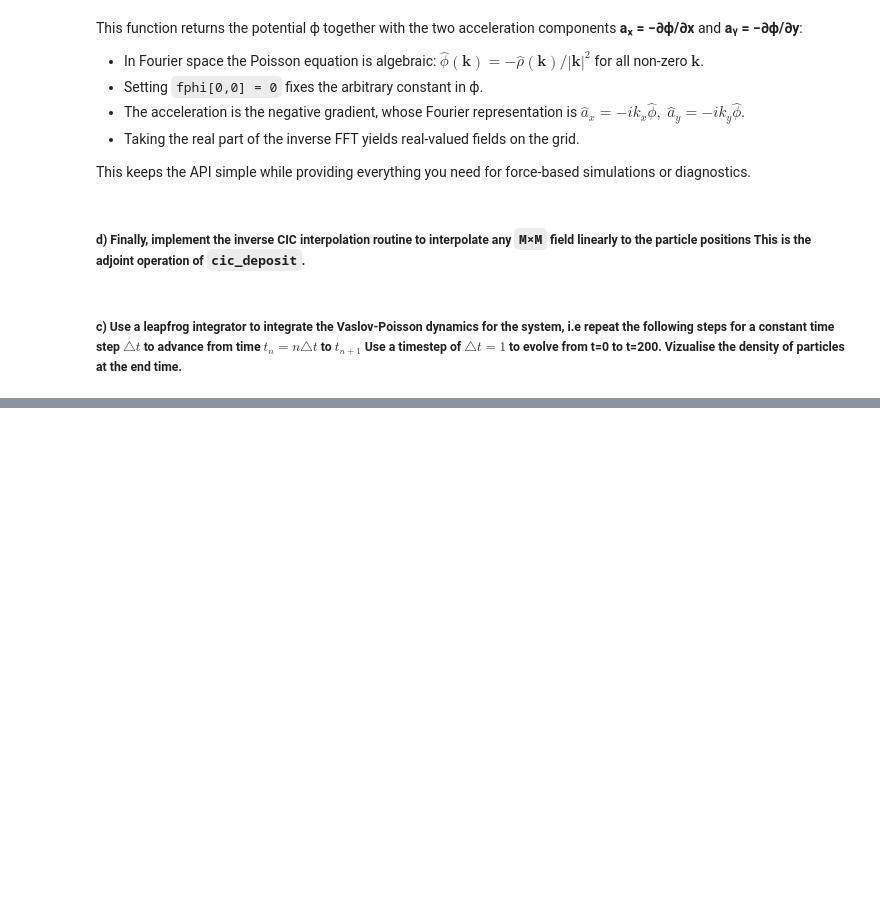
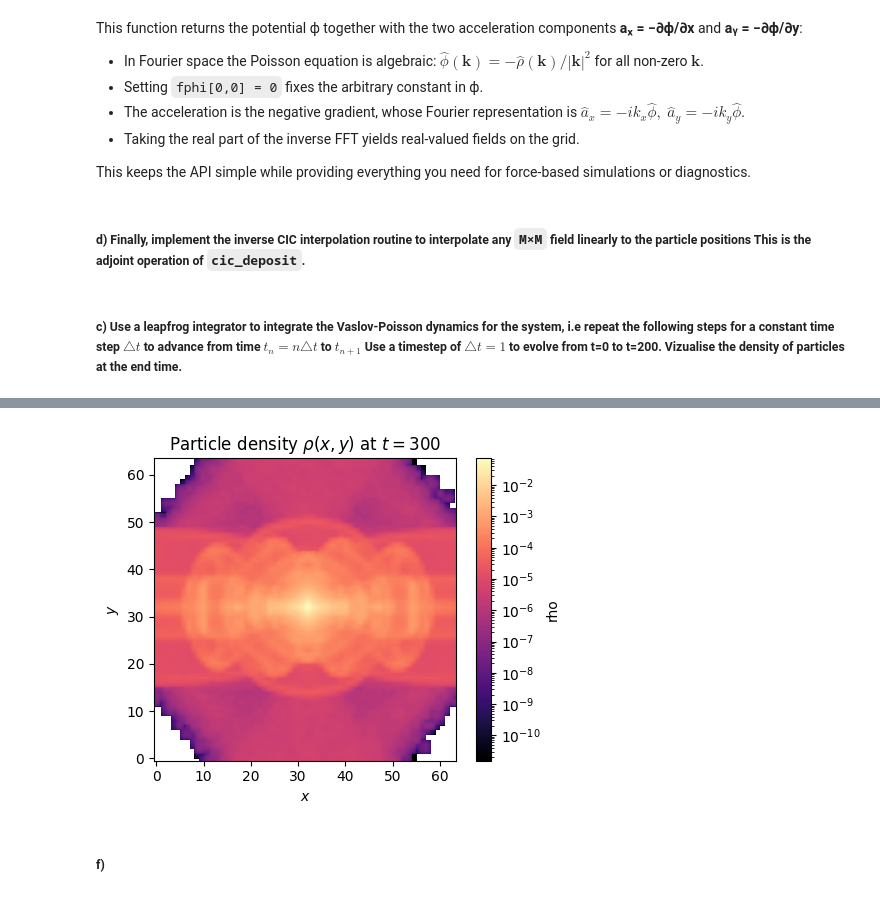
Before and after one commit to ShannonS00/Computational-Astrophysics, a Jupyter notebook: Worksheet_10/Worksheet_10_G22.ipynb, the cells around one changed output, grey strips where cells are left out. Cells and saved outputs as stored; diff of their text form; code cells hidden in the pictures; blank space fills up the shorter version.

```diff
--- a/Worksheet_10/Worksheet_10_G22.ipynb
+++ b/Worksheet_10/Worksheet_10_G22.ipynb
@@ -464,0 +362,38 @@ plt.show()
+# %%
+# Use it
+N = 10000000
+sigma_x, sigma_y = 0.15, 0.10
+sigma_p_factor = 1e-4
+m = 1.0 / N
+sigma_p = sigma_p_factor * m
+ngrid = 64
+dt = 1.0
+n_steps = 300
+
+np.random.seed(0)
+X0 = np.empty((N, 2))
+X0[:, 0] = (0.5 + sigma_x * np.random.randn(N)) % 1.0
+X0[:, 1] = (0.5 + sigma_y * np.random.randn(N)) % 1.0
+P0 = sigma_p * np.random.randn(N, 2)
+
+# evolve
+Xf, Pf, rho_f = leapfrog_pic(X0, P0, m, ngrid=ngrid, dt=dt, n_steps=n_steps)
+# %%
+# 4.  Visualise final density
+plt.figure(figsize=(5, 4))
+plt.imshow(
+    rho_f.T,
+    origin="lower",
+    cmap="magma",
+    interpolation="bilinear",
+    norm=LogNorm(),)
+plt.title(fr"Particle density $\rho(x,y)$ at $t = {n_steps} $")
+plt.xlabel("$x$")
+plt.ylabel("$y$")
+plt.colorbar(label="rho")
+plt.tight_layout()
+plt.show()
+# %% [output]
+[figure, added]
+# %% [markdown]
+##### f)
```
Also changed, not shown: parts of 8 cells of this notebook.
